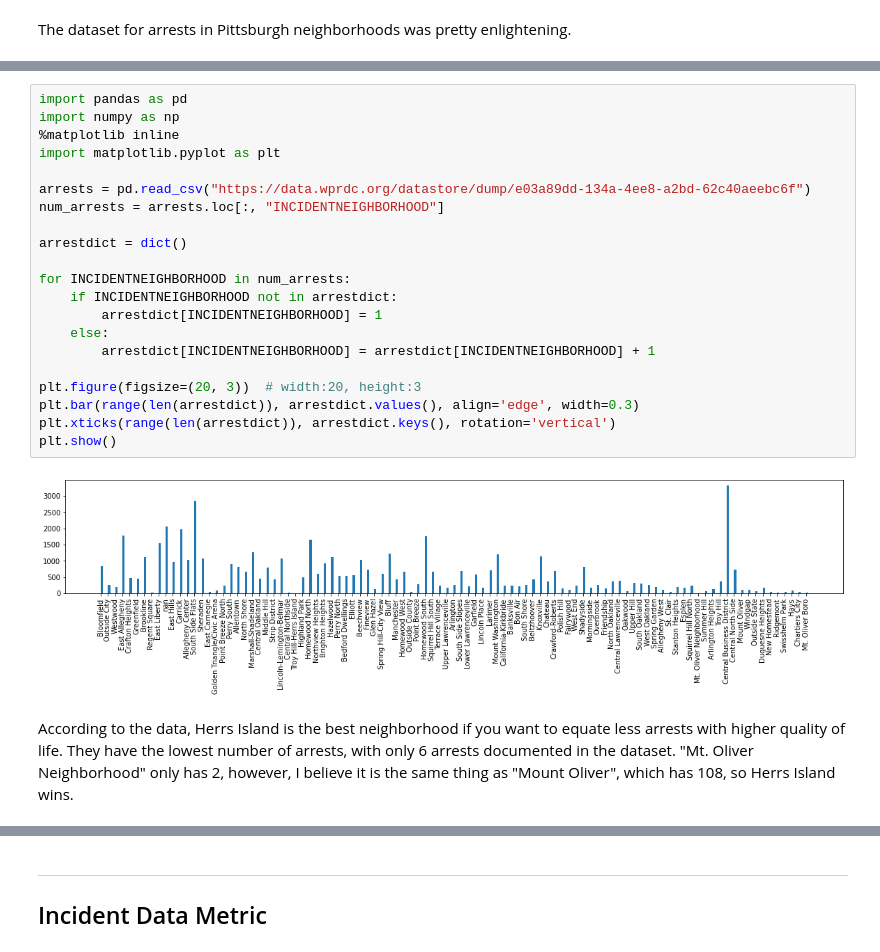
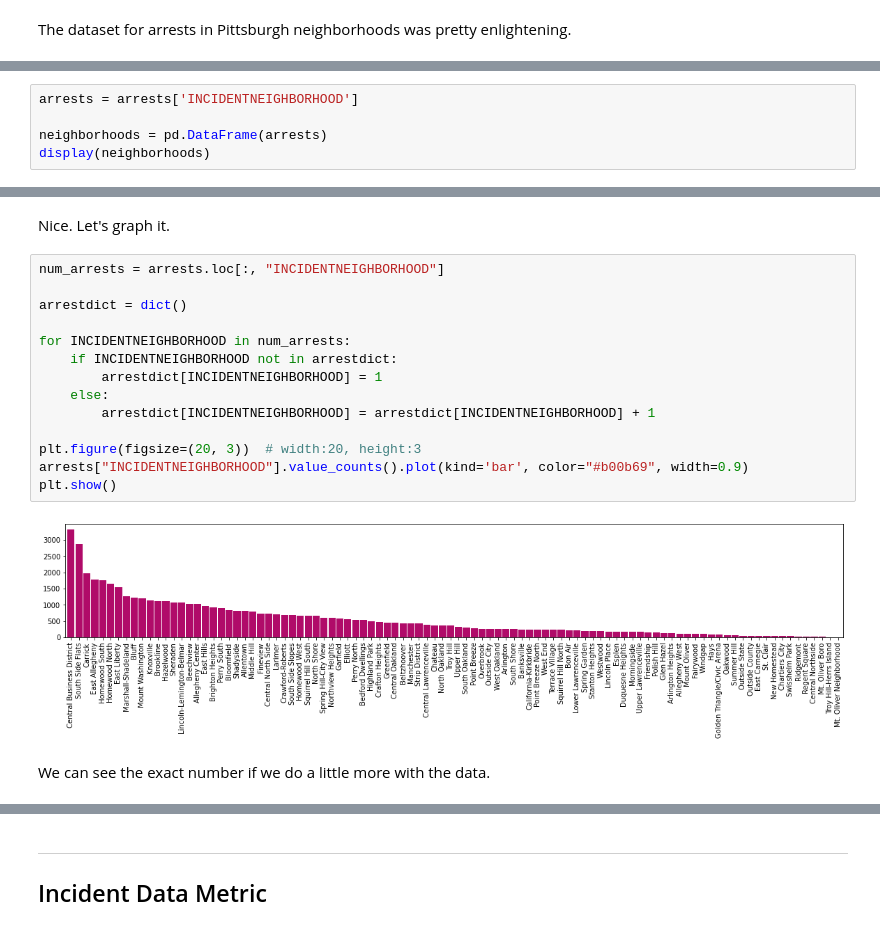
Before and after one commit to cdornn/Big-Ideas-Final-Project, a Jupyter notebook: group_notebook.ipynb, the cells around one changed output, grey strips where cells are left out. Cells and saved outputs as stored; diff of their text form.

Commit message:
Cleaned up Zach's data and edited conclusion.

```diff
--- a/group_notebook.ipynb
+++ b/group_notebook.ipynb
@@ -25,0 +57,5 @@ The dataset for arrests in Pittsburgh neighborhoods was pretty enlightening.
+# %%
+arrests = arrests['INCIDENTNEIGHBORHOOD']
+
+neighborhoods = pd.DataFrame(arrests)
+display(neighborhoods)
@@ -26,25 +76,20 @@ The dataset for arrests in Pittsburgh neighborhoods was pretty enlightening.
+# %% [markdown]
+Nice. Let's graph it.
 # %%
-import pandas as pd
-import numpy as np
-%matplotlib inline
-import matplotlib.pyplot as plt
-
-arrests = pd.read_csv("https://data.wprdc.org/datastore/dump/e03a89dd-134a-4ee8-a2bd-62c40aeebc6f")
 num_arrests = arrests.loc[:, "INCIDENTNEIGHBORHOOD"]
 
 arrestdict = dict()
 
 for INCIDENTNEIGHBORHOOD in num_arrests:
     if INCIDENTNEIGHBORHOOD not in arrestdict:
         arrestdict[INCIDENTNEIGHBORHOOD] = 1
     else:
         arrestdict[INCIDENTNEIGHBORHOOD] = arrestdict[INCIDENTNEIGHBORHOOD] + 1
 
 plt.figure(figsize=(20, 3))  # width:20, height:3
-plt.bar(range(len(arrestdict)), arrestdict.values(), align='edge', width=0.3)
-plt.xticks(range(len(arrestdict)), arrestdict.keys(), rotation='vertical')
+arrests["INCIDENTNEIGHBORHOOD"].value_counts().plot(kind='bar', color="#b00b69", width=0.9)
 plt.show()
 # %% [output]
-[figure, old version]
+[figure, new version]
-# %% [markdown]
-According to the data, Herrs Island is the best neighborhood if you want to equate less arrests with higher quality of life. They have the lowest number of arrests, with only 6 arrests documented in the dataset. "Mt. Oliver Neighborhood" only has 2, however, I believe it is the same thing as "Mount Oliver", which has 108, so Herrs Island wins.
+# %% [markdown]
+We can see the exact number if we do a little more with the data.
```
Also changed, not shown: parts of 11 cells of this notebook.
